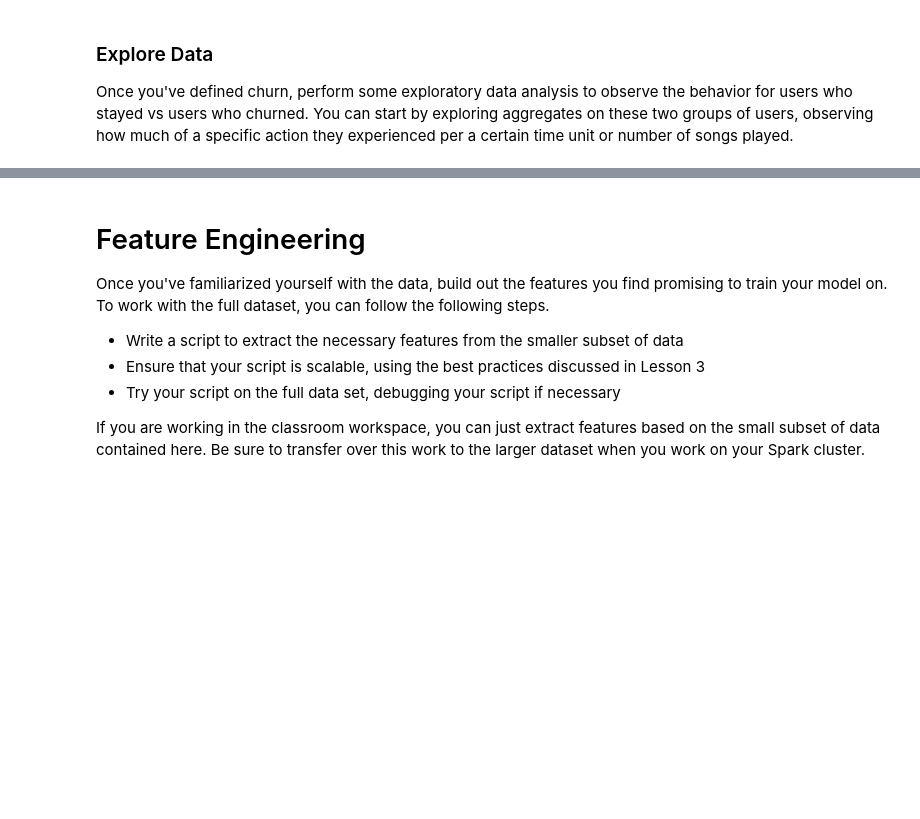
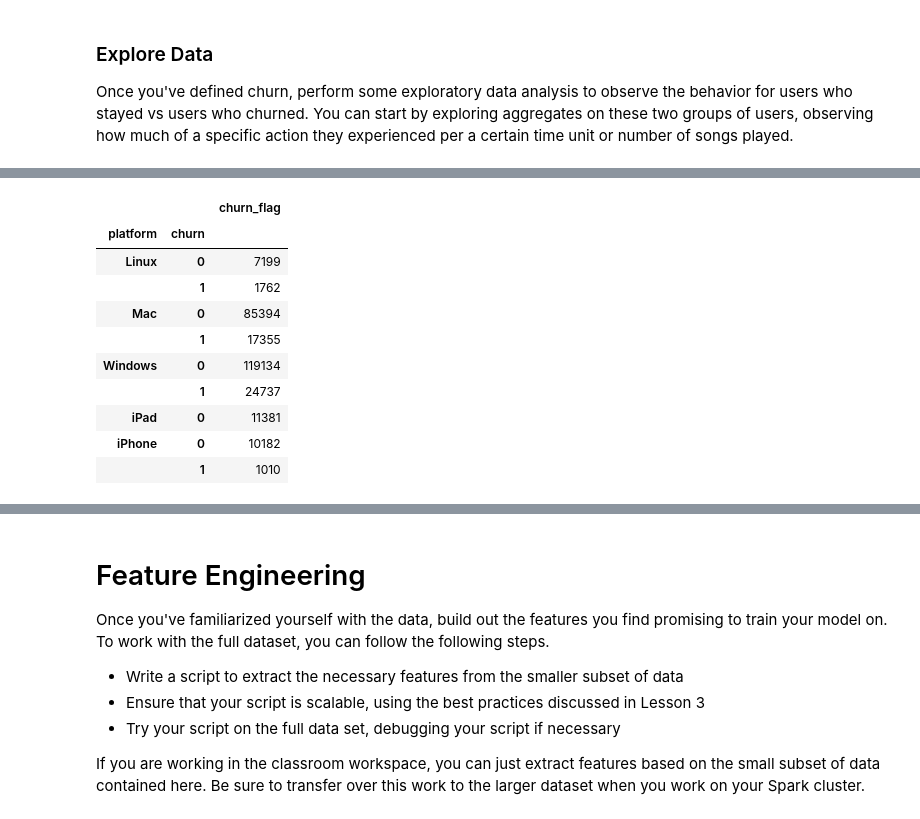
Before and after one commit to pato0301/sparkify_capstone_udacity, a Jupyter notebook: Sparkify.ipynb, the cells around one changed output, grey strips where cells are left out. Cells and saved outputs as stored; diff of their text form; code cells hidden in the pictures; blank space fills up the shorter version.

```diff
--- a/Sparkify.ipynb
+++ b/Sparkify.ipynb
@@ -368,3 +368,6 @@ df_cleaned_churn_test[df_cleaned_churn_test['churn']==0].sort_values(by=['userId
 # %% [markdown]
 ### Explore Data
 Once you've defined churn, perform some exploratory data analysis to observe the behavior for users who stayed vs users who churned. You can start by exploring aggregates on these two groups of users, observing how much of a specific action they experienced per a certain time unit or number of songs played.
+# %%
+df_cleaned_churn_chart = df_cleaned_churn.toPandas()
+df_cleaned_churn_chart.columns
@@ -370,0 +380,3 @@ Once you've defined churn, perform some exploratory data analysis to observe the
+# %%
+def get_platform(x):
+    return devices_dict[re.findall(r'\(([^\)]*)\)',x)[0].split(';')[0]]
@@ -370,0 +401,16 @@ Once you've defined churn, perform some exploratory data analysis to observe the
+# %%
+platform_gb = df_cleaned_churn_chart.groupby([ "platform","churn"]).count().sort_values("platform")#.reset_index()
+platform_gb = platform_gb[['churn_flag']]
+platform_gb
+# %% [output]
+|  |  | churn_flag |
+| platform | churn |  |
+| Linux | 0 | 7199 |
+|  | 1 | 1762 |
+| Mac | 0 | 85394 |
+|  | 1 | 17355 |
+| Windows | 0 | 119134 |
+|  | 1 | 24737 |
+| iPad | 0 | 11381 |
+| iPhone | 0 | 10182 |
+|  | 1 | 1010 |
```
Also changed, not shown: parts of 13 cells of this notebook.
